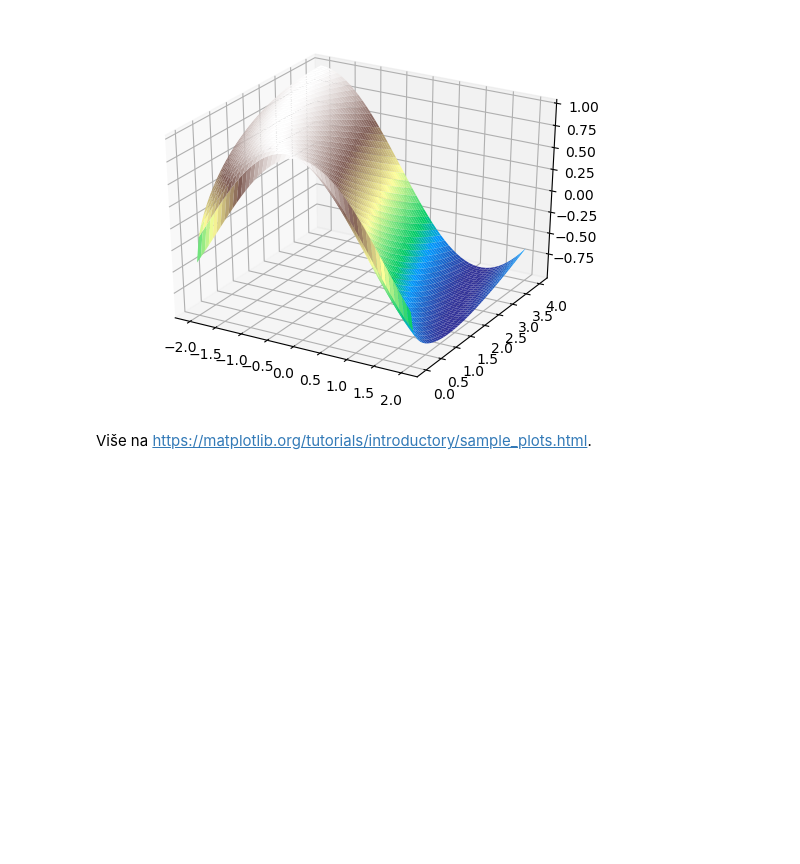
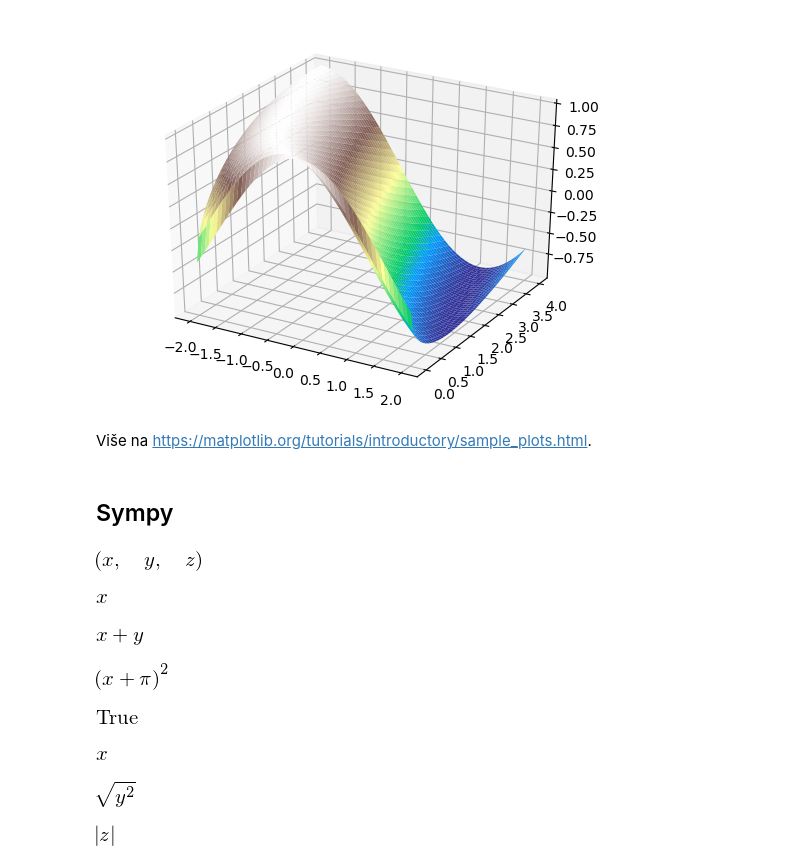
Before and after one commit to vedgar/ms, a Jupyter notebook: Predavanje 4.ipynb, the cells around one changed output. Drawn from its saved outputs; the diff is of its cells as text; code cells hidden in the pictures; blank space fills up the shorter version.

```diff
--- a/Predavanje 4.ipynb
+++ b/Predavanje 4.ipynb
@@ -188,3 +159,5 @@ fig3d
 [figure]
 # %% [markdown]
 Više na https://matplotlib.org/tutorials/introductory/sample_plots.html.
+# %% [markdown]
+## Sympy
@@ -190,0 +168,16 @@ Više na https://matplotlib.org/tutorials/introductory/sample_plots.html.
+# %%
+sp.var('x,y,z')
+# %% [output]
+[figure, added]
+# %%
+x
+# %% [output]
+[figure, added]
+# %%
+x+y
+# %% [output]
+[figure, added]
+# %%
+(sp.pi + x)**2
+# %% [output]
+[figure, added]
@@ -190,0 +186,8 @@ Više na https://matplotlib.org/tutorials/introductory/sample_plots.html.
+# %%
+x > -2
+# %% [output]
+[figure, added]
+# %%
+sp.sqrt(x**2)
+# %% [output]
+[figure, added]
@@ -190,0 +196,4 @@ Više na https://matplotlib.org/tutorials/introductory/sample_plots.html.
+# %%
+sp.sqrt(y**2)
+# %% [output]
+[figure, added]
@@ -190,0 +202,4 @@ Više na https://matplotlib.org/tutorials/introductory/sample_plots.html.
+# %%
+sp.sqrt(z**2)
+# %% [output]
+[figure, added]
```
Also changed, not shown: parts of 32 cells of this notebook, 1 other file.
